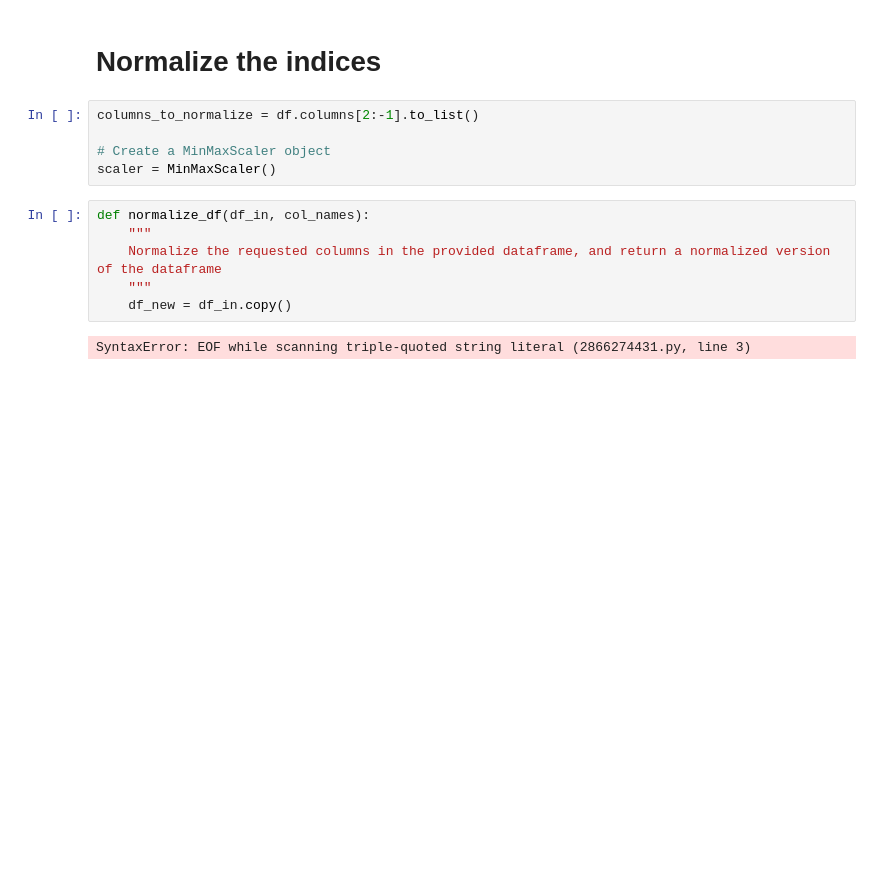
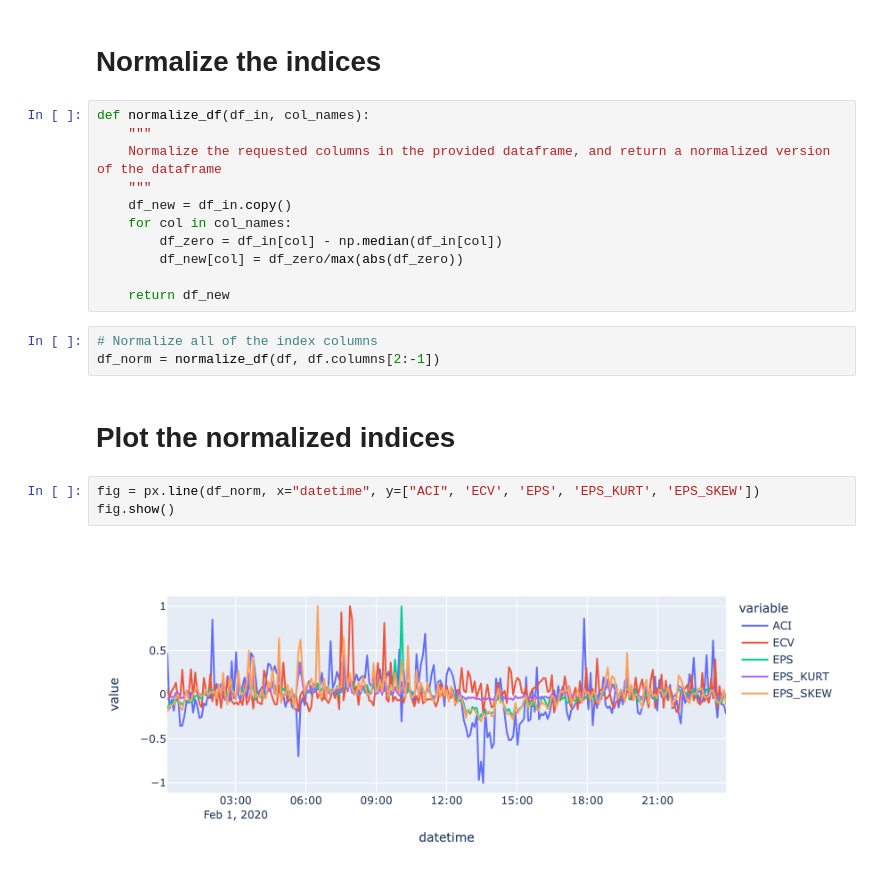
Before and after one commit to Waveform-Analytics/osa-mbon, a Jupyter notebook: initial-data-exploration.ipynb, the cells around one changed output. Cells and saved outputs as stored; diff of their text form; blank space fills up the shorter version.

```diff
--- a/initial-data-exploration.ipynb
+++ b/initial-data-exploration.ipynb
@@ -35,15 +47,23 @@ fig.show()
 # %% [markdown]
 # Normalize the indices
-# %%
-columns_to_normalize = df.columns[2:-1].to_list()
-
-# Create a MinMaxScaler object
-scaler = MinMaxScaler()
 # %%
 def normalize_df(df_in, col_names):
     """
     Normalize the requested columns in the provided dataframe, and return a normalized version of the dataframe
     """
     df_new = df_in.copy()
+    for col in col_names:
+        df_zero = df_in[col] - np.median(df_in[col])
+        df_new[col] = df_zero/max(abs(df_zero))
+
+    return df_new
-# %% [output]
-SyntaxError: EOF while scanning triple-quoted string literal (2866274431.py, line 3)
+# %%
+# Normalize all of the index columns
+df_norm = normalize_df(df, df.columns[2:-1])
+# %% [markdown]
+# Plot the normalized indices
+# %%
+fig = px.line(df_norm, x="datetime", y=["ACI", 'ECV', 'EPS', 'EPS_KURT', 'EPS_SKEW'])
+fig.show()
+# %% [output]
+[figure, added]
```
Also changed, not shown: parts of 15 cells of this notebook, 2 other files.
